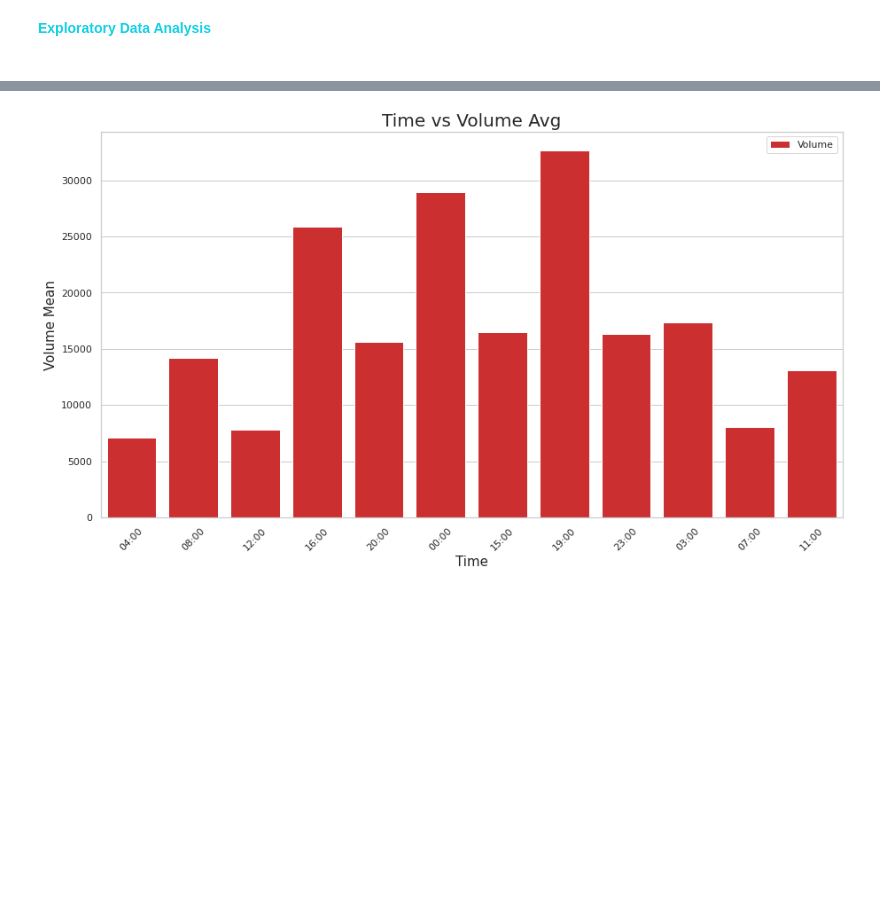
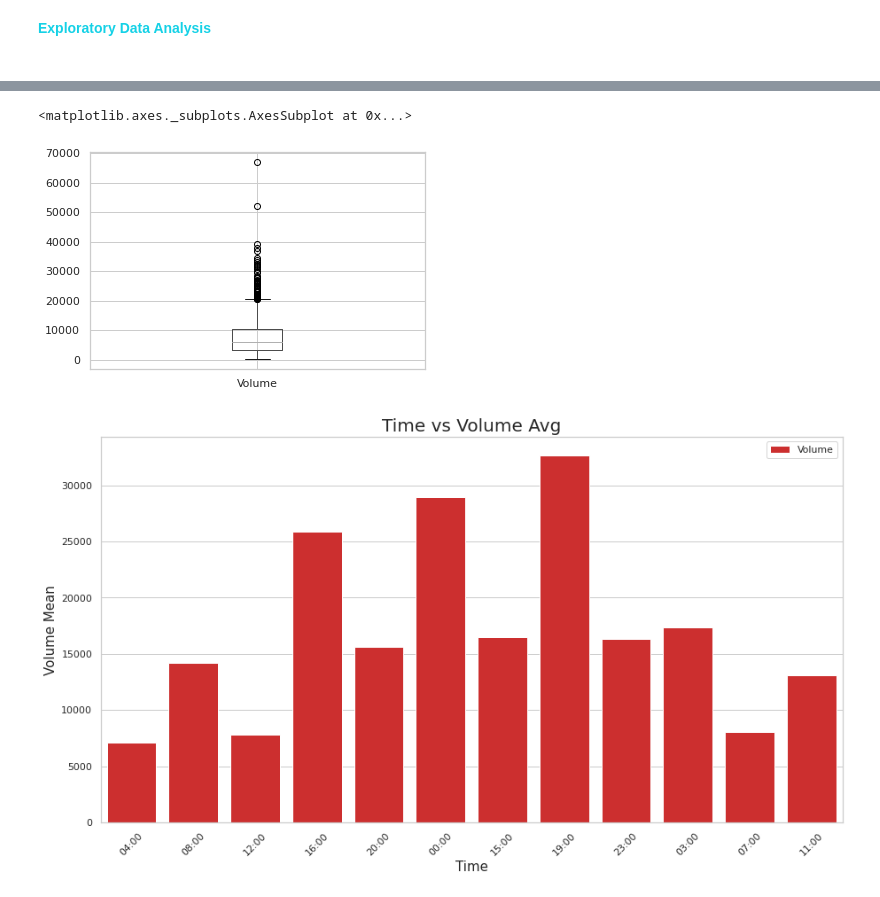
Before and after one commit to dharun-narayanan/Forex_Predictive_Model, a Jupyter notebook: ForexPredictiveModel.ipynb, the cells around one changed output, grey strips where cells are left out. Cells and saved outputs as stored; diff of their text form; code cells hidden in the pictures; blank space fills up the shorter version.

```diff
--- a/ForexPredictiveModel.ipynb
+++ b/ForexPredictiveModel.ipynb
@@ -242,3 +286,8 @@ print(df_4h.head(3))
+# %%
+df_60[['Volume']].boxplot()
+# %% [output]
+<matplotlib.axes._subplots.AxesSubplot at 0x...>
+[figure, added]
 # %%
 vol_mean = df_4h.groupby('Time')['Volume'].mean()
 # %%
```
Also changed, not shown: parts of 17 cells of this notebook.
